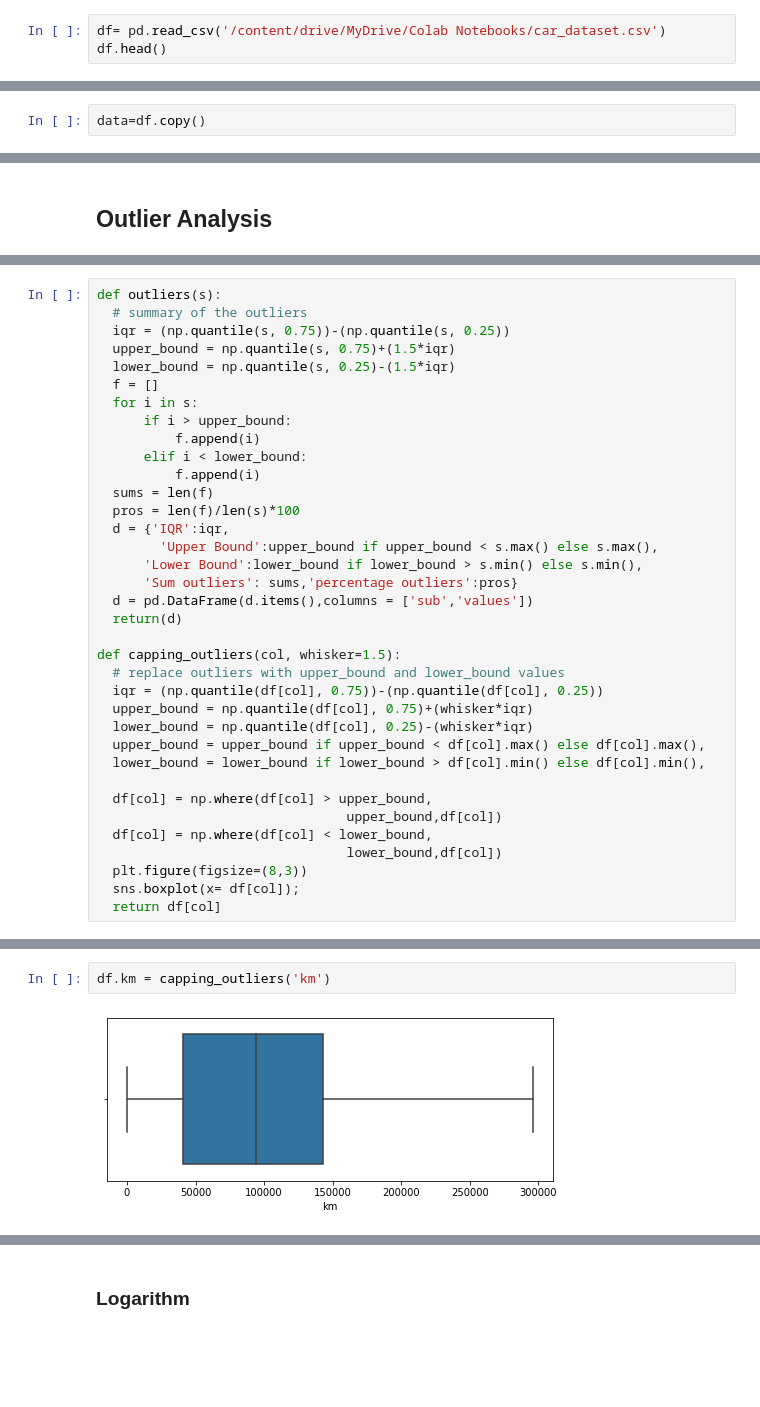
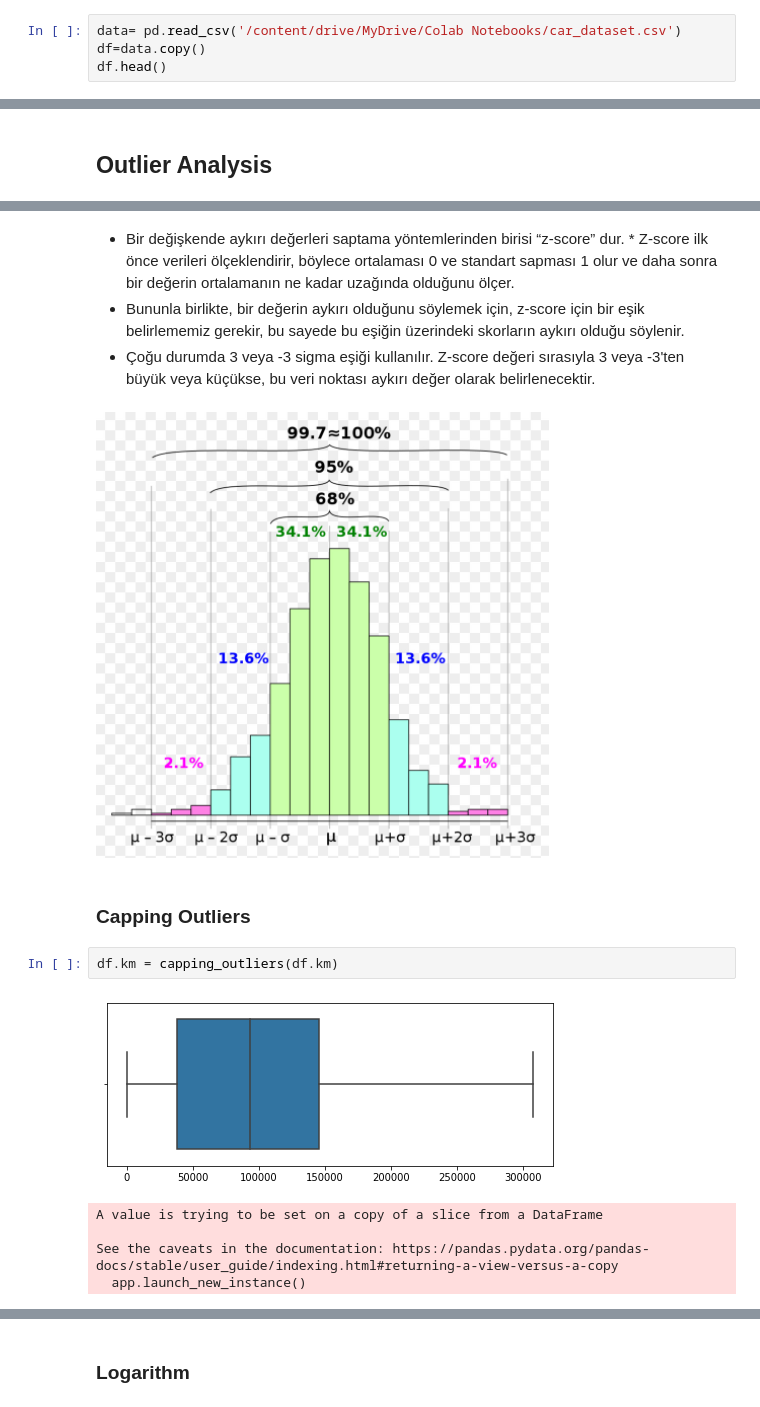
Before and after one commit to fidanfatih/Pycoders_Capstone, a Jupyter notebook: week_3_notebook_Fatih.ipynb, the cells around one changed output, grey strips where cells are left out. Drawn from its saved outputs; the diff is of its cells as text; blank space fills up the shorter version.

```diff
--- a/week_3_notebook_Fatih.ipynb
+++ b/week_3_notebook_Fatih.ipynb
@@ -1304,7 +774,8 @@ def null_values(df, rate=0):
 # %% [markdown]
 ### Mean, Median, Mode, ffill/bfill
 # %%
-df= pd.read_csv('/content/drive/MyDrive/Colab Notebooks/car_dataset.csv')
+data= pd.read_csv('/content/drive/MyDrive/Colab Notebooks/car_dataset.csv')
+df=data.copy()
 df.head()
 # %% [output]
 |  | make_model | body_type | km | gear_type | fuel_type | price |
@@ -1428,3 +994 @@ Number of NaN :  0
 Name: price, Length: 2386, dtype: int64
-# %%
-data=df.copy()
@@ -1500,36 +1127,0 @@ def replace_outliers(col, replaced_value='median',whisker=1.5):
-# %%
-def outliers(s):
-  # summary of the outliers
-  iqr = (np.quantile(s, 0.75))-(np.quantile(s, 0.25))
-  upper_bound = np.quantile(s, 0.75)+(1.5*iqr)
-  lower_bound = np.quantile(s, 0.25)-(1.5*iqr)
-  f = []
-  for i in s:
-      if i > upper_bound:
-          f.append(i)
-      elif i < lower_bound:
-          f.append(i)
-  sums = len(f)
-  pros = len(f)/len(s)*100
-  d = {'IQR':iqr,
-        'Upper Bound':upper_bound if upper_bound < s.max() else s.max(),
-      'Lower Bound':lower_bound if lower_bound > s.min() else s.min(),
-      'Sum outliers': sums,'percentage outliers':pros}
-  d = pd.DataFrame(d.items(),columns = ['sub','values'])
-  return(d)
-
-def capping_outliers(col, whisker=1.5):
-  # replace outliers with upper_bound and lower_bound values
-  iqr = (np.quantile(df[col], 0.75))-(np.quantile(df[col], 0.25))
-  upper_bound = np.quantile(df[col], 0.75)+(whisker*iqr)
-  lower_bound = np.quantile(df[col], 0.25)-(whisker*iqr)
-  upper_bound = upper_bound if upper_bound < df[col].max() else df[col].max(),
-  lower_bound = lower_bound if lower_bound > df[col].min() else df[col].min(),
-
-  df[col] = np.where(df[col] > upper_bound,
-                                upper_bound,df[col])
-  df[col] = np.where(df[col] < lower_bound,
-                                lower_bound,df[col])
-  plt.figure(figsize=(8,3))
-  sns.boxplot(x= df[col]);
-  return df[col]
@@ -1559,5 +1169,17 @@ outliers(df.km)
+# %% [markdown]
+* Bir değişkende aykırı değerleri saptama yöntemlerinden birisi “z-score” dur. * Z-score ilk önce verileri ölçeklendirir, böylece ortalaması 0 ve standart sapması 1 olur ve daha sonra bir değerin ortalamanın ne kadar uzağında olduğunu ölçer.
+* Bununla birlikte, bir değerin aykırı olduğunu söylemek için, z-score için bir eşik belirlememiz gerekir, bu sayede bu eşiğin üzerindeki skorların aykırı olduğu söylenir.
+* Çoğu durumda 3 veya -3 sigma eşiği kullanılır. Z-score değeri sırasıyla 3 veya -3'ten büyük veya küçükse, bu veri noktası aykırı değer olarak belirlenecektir.
+# %% [markdown]
+![image.png](embedded-picture-1)
+# %% [markdown]
+### Capping Outliers
 # %%
-df.km = capping_outliers('km')
+df.km = capping_outliers(df.km)
 # %% [output]
-[figure, old version]
+[figure, new version]
+A value is trying to be set on a copy of a slice from a DataFrame
+
+See the caveats in the documentation: https://pandas.pydata.org/pandas-docs/stable/user_guide/indexing.html#returning-a-view-versus-a-copy
+  app.launch_new_instance()
 # %%
```
Also changed, not shown: parts of 228 cells of this notebook.
